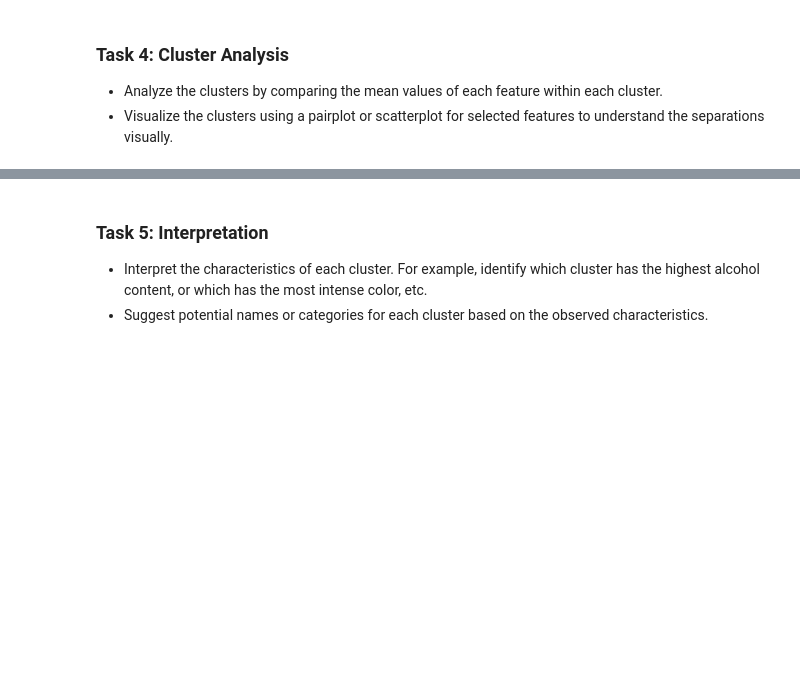
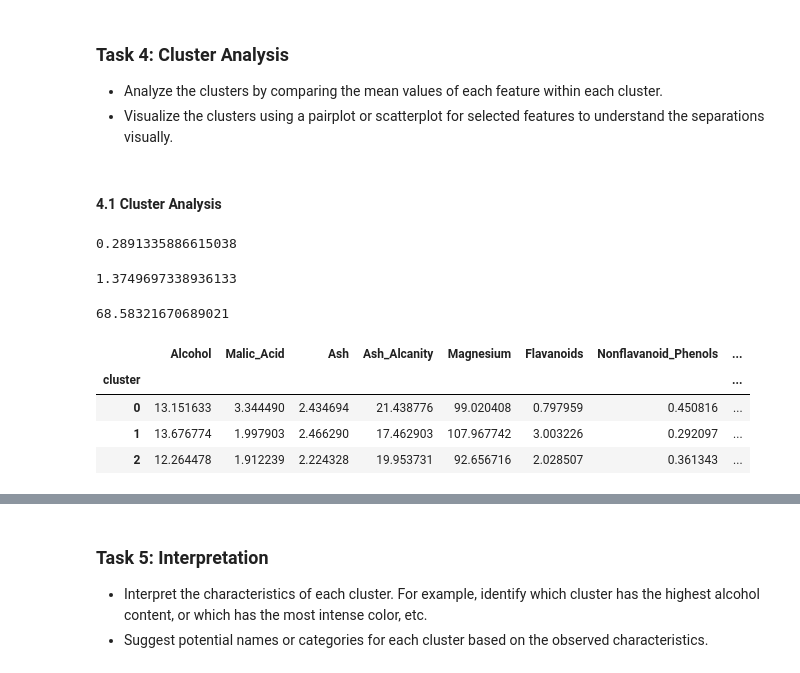
Before and after one commit to mohammadkhorshed/DS-ML-Assignments, a Jupyter notebook: assignment_07.ipynb, the cells around one changed output, grey strips where cells are left out. Drawn from its saved outputs; the diff is of its cells as text; code cells hidden in the pictures; blank space fills up the shorter version.

```diff
--- a/assignment_07.ipynb
+++ b/assignment_07.ipynb
@@ -239,3 +249,5 @@ X.head()
 ### Task 4: Cluster Analysis
 - Analyze the clusters by comparing the mean values of each feature within each cluster.
 - Visualize the clusters using a pairplot or scatterplot for selected features to understand the separations visually.
+# %% [markdown]
+#### 4.1 Cluster Analysis
@@ -241,0 +256,31 @@ X.head()
+# %%
+# Silhouette Score (-1 to 1)
+
+labels = km.fit_predict(X_scaled)
+
+silhouette_score(X_scaled, labels)
+# %% [output]
+0.2891335886615038
+# %%
+# Davis Bouldin Score
+
+davies_bouldin_score(X_scaled, labels)
+# %% [output]
+1.3749697338936133
+# %%
+# Calinski Harabasz Score
+
+calinski_harabasz_score(X_scaled, labels)
+# %% [output]
+68.58321670689021
+# %%
+# Analysing by Mean
+
+cluster_profile = X.groupby('cluster').mean()
+cluster_profile
+# %% [output]
+|  | Alcohol | Malic_Acid | Ash | Ash_Alcanity | Magnesium | Flavanoids | Nonflavanoid_Phenols | ... |
+| cluster |  |  |  |  |  |  |  | ... |
+| 0 | 13.151633 | 3.344490 | 2.434694 | 21.438776 | 99.020408 | 0.797959 | 0.450816 | ... |
+| 1 | 13.676774 | 1.997903 | 2.466290 | 17.462903 | 107.967742 | 3.003226 | 0.292097 | ... |
+| 2 | 12.264478 | 1.912239 | 2.224328 | 19.953731 | 92.656716 | 2.028507 | 0.361343 | ... |
```
Also changed, not shown: parts of 10 cells of this notebook.
